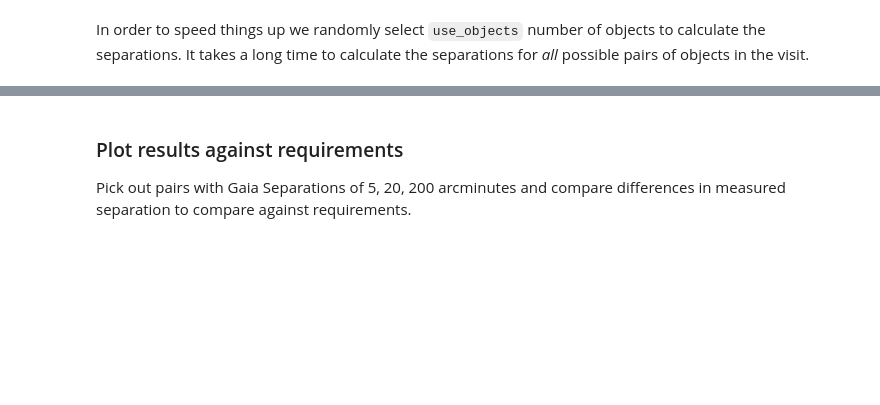
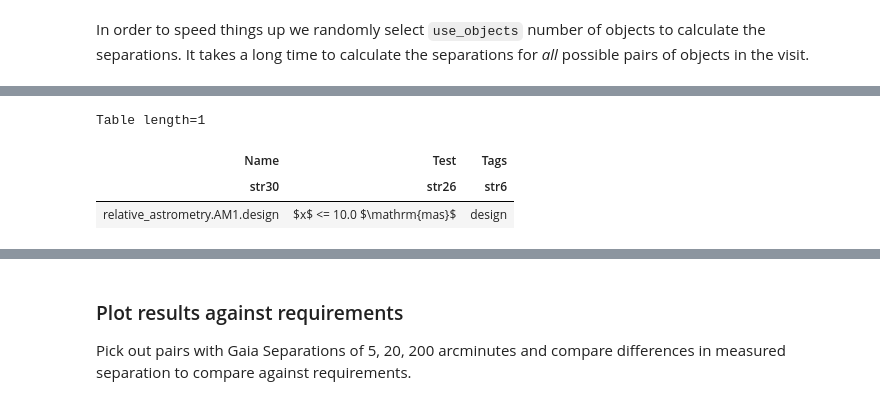
Before and after one commit to lsst-com/requirements_notebooks, a Jupyter notebook: TestCases/LVV-T960.ipynb, the cells around one changed output, grey strips where cells are left out. Saved outputs shown, nothing was run; the diff lists cells and outputs as text; code cells hidden in the pictures; blank space fills up the shorter version.

```diff
--- a/TestCases/LVV-T960.ipynb
+++ b/TestCases/LVV-T960.ipynb
@@ -310,0 +394,7 @@ sep_df['diff'] = sep_df['sep_gaia'] - sep_df['sep_hsc']
+# %%
+specs
+# %% [output]
+Table length=1
+| Name | Test | Tags |
+| str30 | str26 | str6 |
+| relative_astrometry.AM1.design | $x$ <= 10.0 $\mathrm{mas}$ | design |
```
Also changed, not shown: parts of 38 cells of this notebook, 2 other files.
